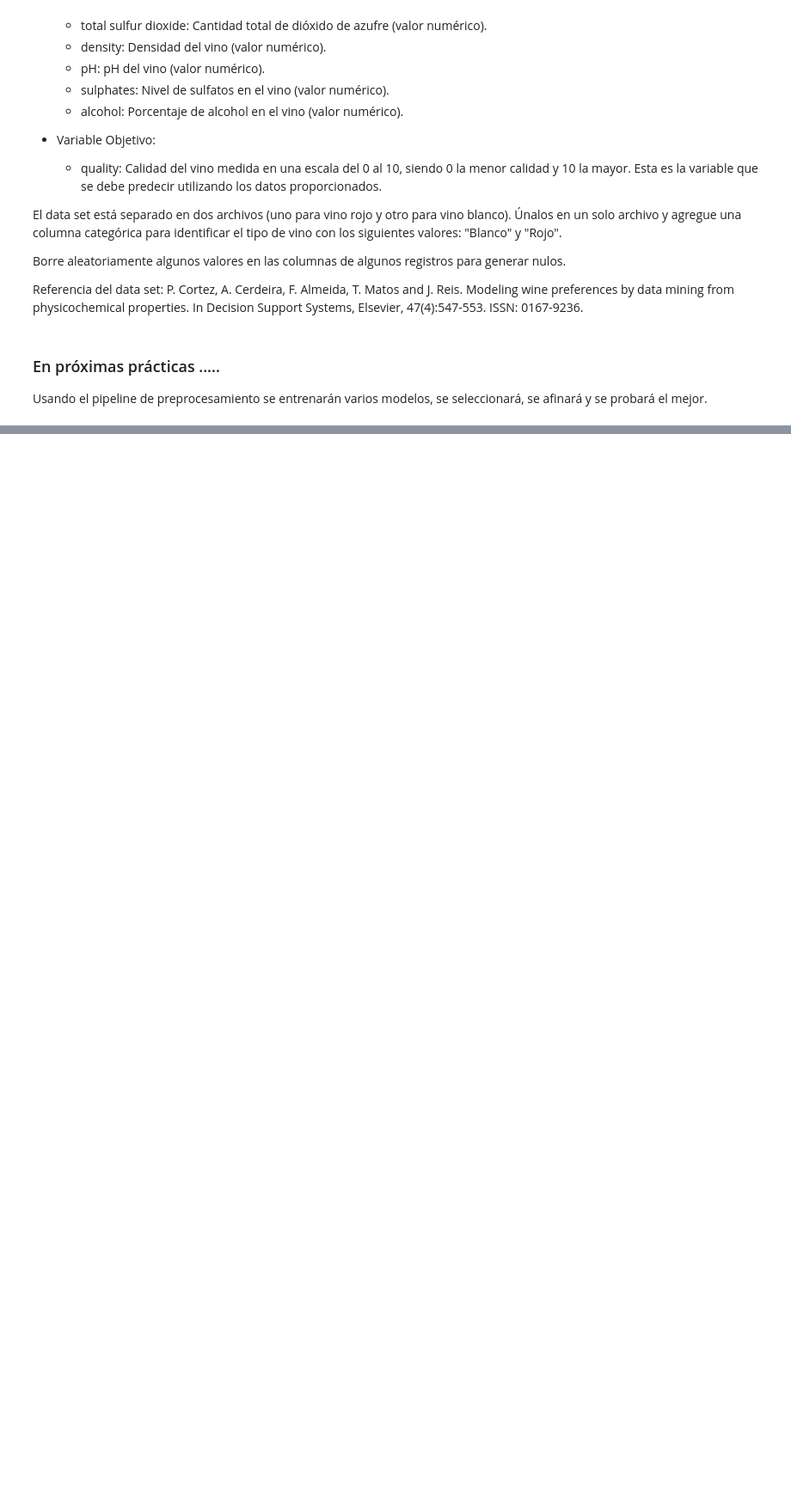
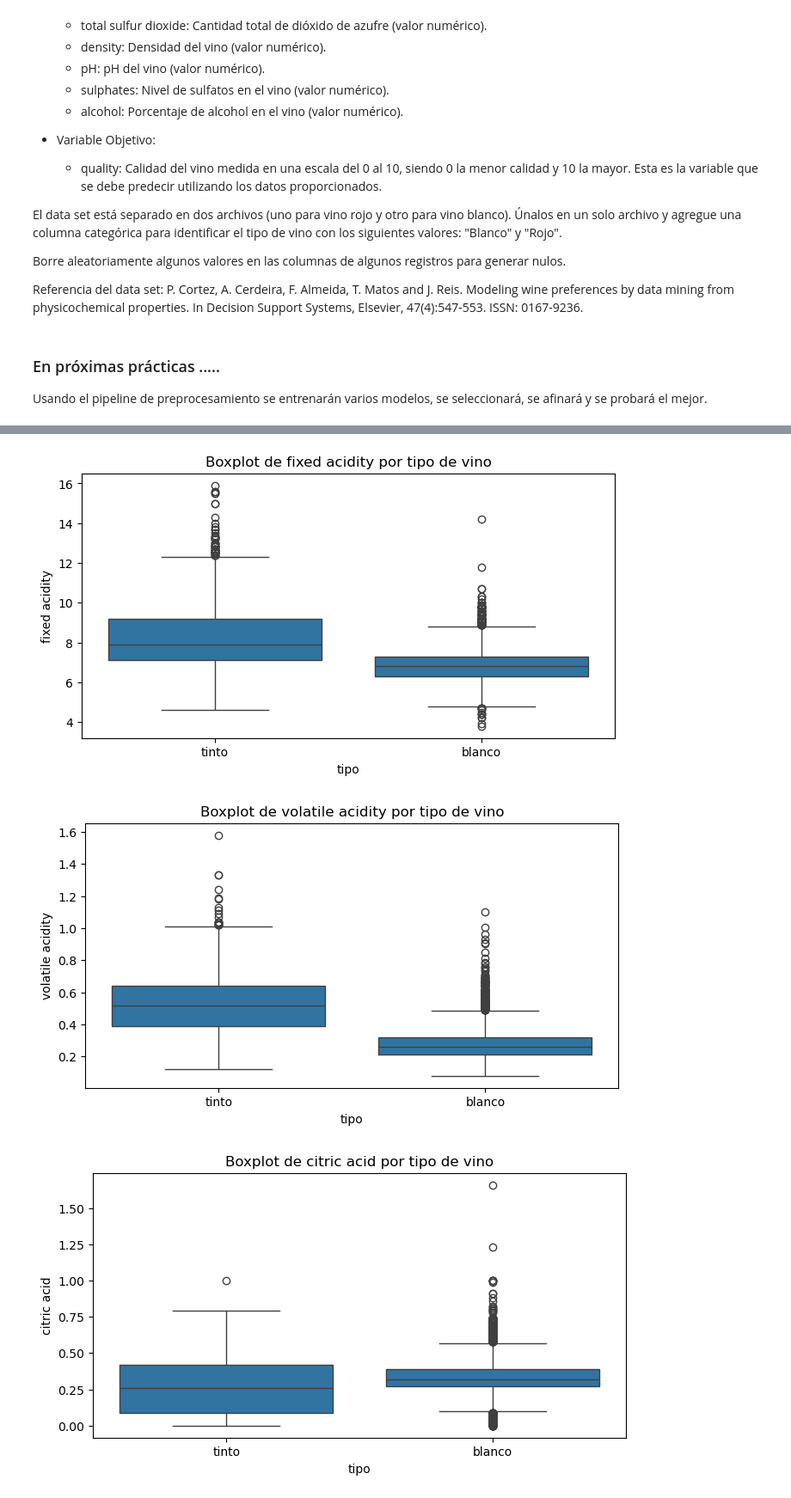
Before and after one commit to LuisDavid01/practica5-6ML, a Jupyter notebook: G7_SC707_Practica5-6_LN.ipynb, the cells around one changed output, grey strips where cells are left out. Shown at 86% size. Saved outputs shown, nothing was run; the diff lists cells and outputs as text; code cells hidden in the pictures; blank space fills up the shorter version.

```diff
--- a/G7_SC707_Practica5-6_LN.ipynb
+++ b/G7_SC707_Practica5-6_LN.ipynb
@@ -90,0 +186,10 @@ vinoBlanco.describe()
+# %%
+for col in vino.columns[:-2]:
+    plt.figure(figsize=(8, 4))
+    sns.boxplot(x='tipo', y=col, data=vino)
+    plt.title(f'Boxplot de {col} por tipo de vino')
+    plt.show()
+# %% [output]
+[figure, added]
+[figure, added]
+[figure, added]
```
Also changed, not shown: parts of 15 cells of this notebook.
